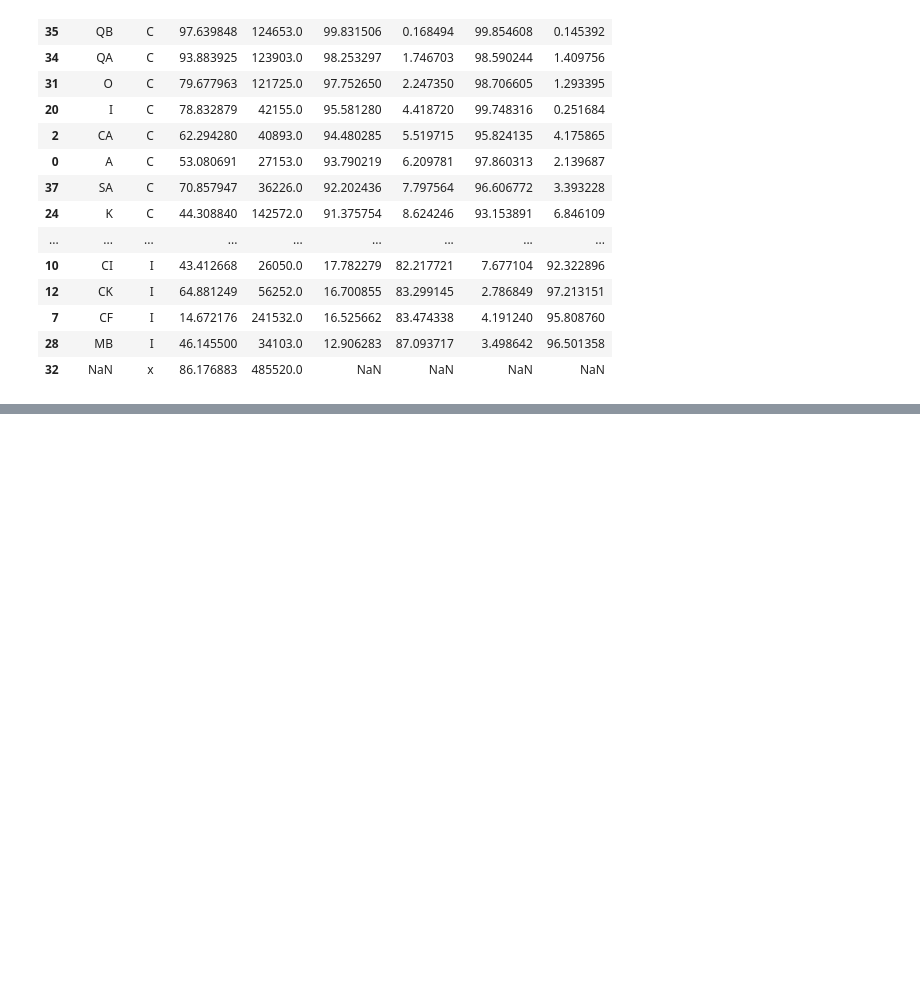
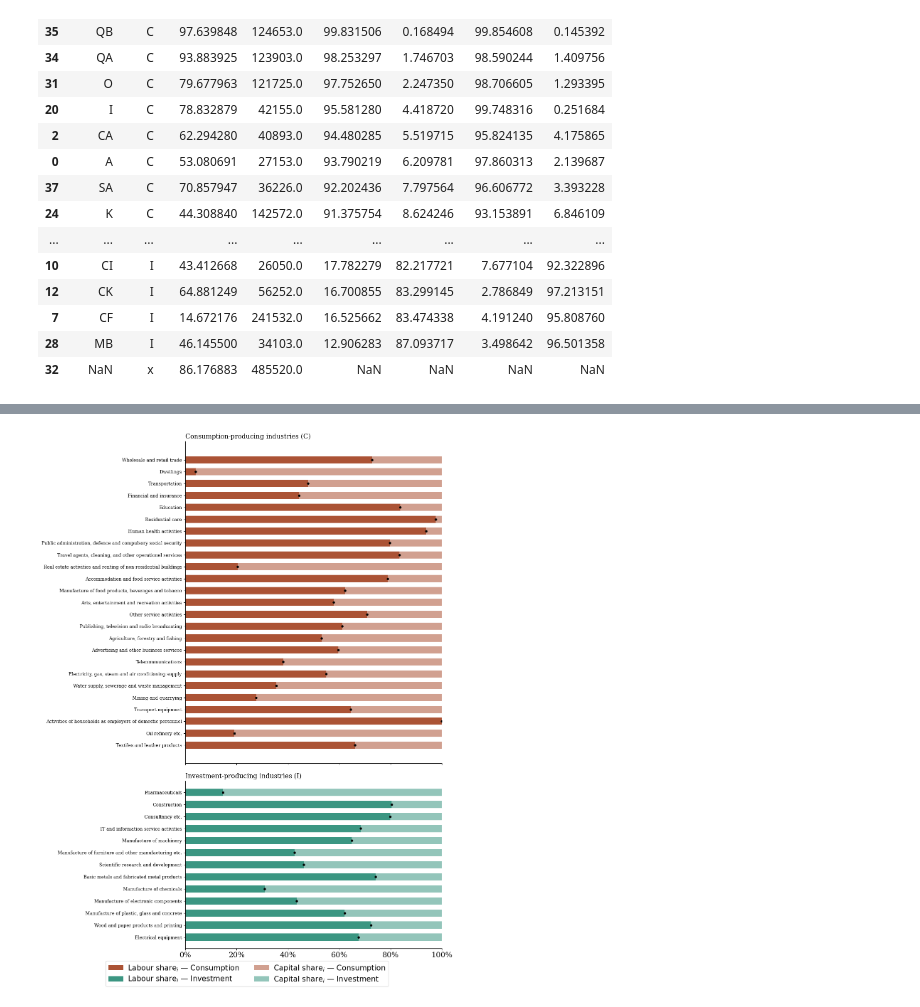
Before and after one commit to cfn368/ba_capinc, a Jupyter notebook: 5_labour_sagg.ipynb, the cells around one changed output, grey strips where cells are left out. Saved outputs shown, nothing was run; the diff lists cells and outputs as text; code cells hidden in the pictures; blank space fills up the shorter version.

```diff
--- a/5_labour_sagg.ipynb
+++ b/5_labour_sagg.ipynb
@@ -220,0 +233,6 @@ df_m
+# %%
+# 1. sort by type and GVA
+df_24_i = df_24.sort_values(['type','GVA'], ascending=False).copy()
+
+# 2. drop non I and C type
+df_24_i = df_24_i[df_24_i['type'].isin(['C', 'I'])].copy() # removes 'Of'
@@ -220,0 +241,74 @@ df_m
+# %%
+def lighten(hex_color, factor=0.45):
+    """Blend a hex color with white by factor (0=original, 1=white)."""
+    rgb = np.array(mcolors.to_rgb(hex_color))
+    return mcolors.to_hex(rgb + (1 - rgb) * factor)
+
+df = df_24_i.copy()
+
+cons = df[df["type"] == "C"].sort_values("GVA", ascending=True).copy()
+inv  = df[df["type"] == "I"].sort_values("GVA", ascending=True).copy()
+
+cons["BRANCHE"] = cons["BRANCHE"].str.replace(r'^[A-Z]+\d*\s+', '', regex=True)
+inv["BRANCHE"]  = inv["BRANCHE"].str.replace(r'^[A-Z]+\d*\s+', '', regex=True)
+
+# Base labor colors — capital is auto-lightened
+c_lab = "#AB5335"  # terracotta — consumption labor
+i_lab = "#3B9682"  # teal — investment labor
+
+c_cap = lighten(c_lab)  # light terracotta — consumption capital
+i_cap = lighten(i_lab)  # light teal — investment capital
+
+n_cons = len(cons)
+n_inv  = len(inv)
+
+fig, axes = plt.subplots(
+    2, 1, figsize=(12, 16), sharex=True,
+    gridspec_kw={"height_ratios": [n_cons, n_inv]}
+)
+
+for ax, block, ttl, lab_color, cap_color in [
+    (axes[0], cons, "Consumption-producing industries (C)", c_lab, c_cap),
+    (axes[1], inv,  "Investment-producing industries (I)",  i_lab, i_cap),
+]:
+    y   = np.arange(len(block))
+    lab = block["labor_share"].to_numpy()
+    cap = 100.0 - lab
+
+    ax.barh(y, lab, color=lab_color, edgecolor="none", height=0.6,
+            label="Labour income share")
+    ax.barh(y, cap, left=lab, color=cap_color, edgecolor="none", height=0.6,
+            label="Capital income share (residual)")
+
+    ax.scatter(lab, y, s=14, color="k", zorder=3)
+
+    ax.set_yticks(y)
+    ax.set_yticklabels(block["BRANCHE"], fontsize=9)
+    ax.set_xlim(0, 100)
+    ax.set_xticks(np.arange(0, 101, 20))
+    ax.set_xticklabels([f"{v:d}%" for v in range(0, 101, 20)])
+
+    for spine in ["top", "right"]:
+        ax.spines[spine].set_visible(False)
+
+    ax.set_title(ttl, loc="left", fontsize=13)
+
+handles1, labels1 = axes[0].get_legend_handles_labels()
+handles2, labels2 = axes[1].get_legend_handles_labels()
+
+# Take labor+capital from each panel
+combined_handles = [handles1[0], handles2[0], handles1[1], handles2[1]]
+combined_labels  = [
+    r"$\text{Labour share}_i     \text{ — Consumption}$",
+    r"$\text{Labour share}_i     \text{ — Investment}$",
+    r"$\text{Capital share}_i    \text{ — Consumption}$",
+    r"$\text{Capital share}_i    \text{ — Investment}$",
+]
+
+fig.legend(combined_handles, combined_labels, loc="lower center",
+           ncol=2, frameon=True, bbox_to_anchor=(0.5, 0.01))
+
+plt.tight_layout(rect=(0, 0.05, 1, 1))
+plt.show()
+# %% [output]
+[figure, added]
```
Also changed, not shown: parts of 5 cells of this notebook, 11 other files.
